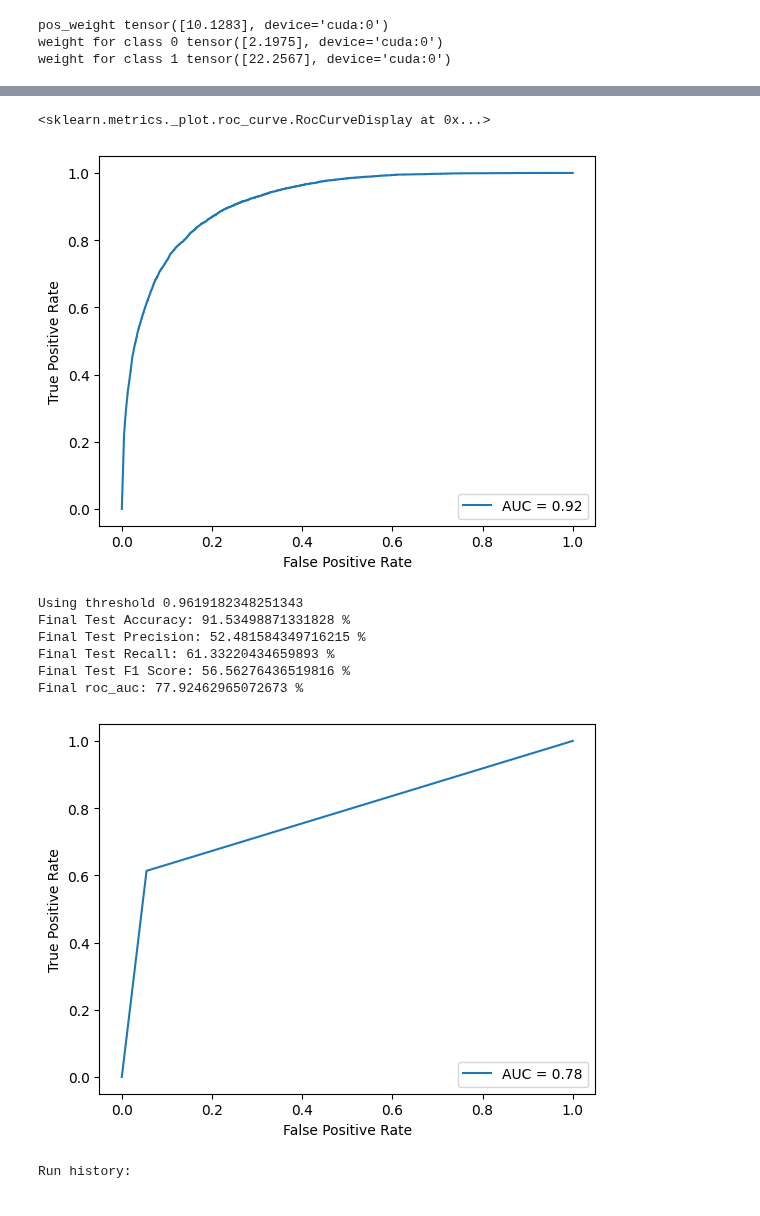
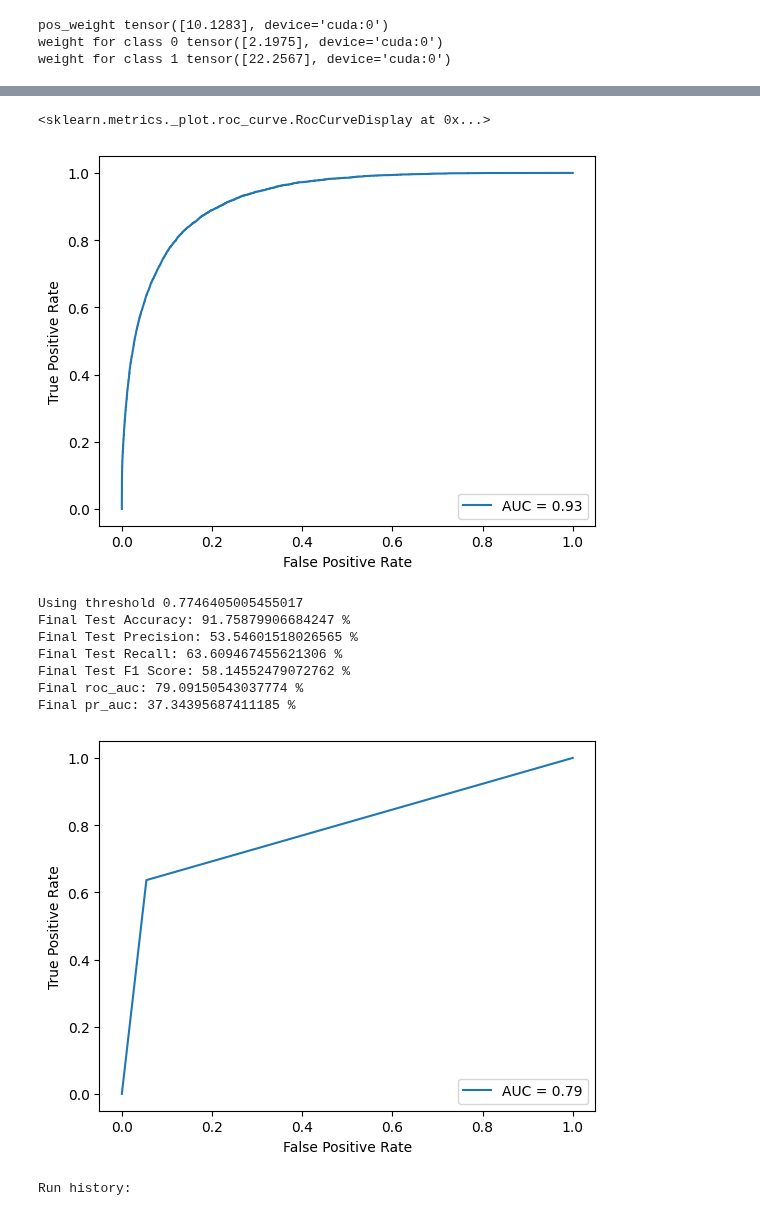
Before and after one commit to petern48/dna-ml-model, a Jupyter notebook: main.ipynb, the cells around one changed output, grey strips where cells are left out. Saved outputs shown, nothing was run; the diff lists cells and outputs as text; code cells hidden in the pictures.

```diff
--- a/main.ipynb
+++ b/main.ipynb
@@ -73,8 +74,11 @@ seed_everything(SEED)
 # %%
 device = "cuda" if torch.cuda.is_available() else "cpu"
 # %%
-USING_HYBRID = True  # one hot and kmers concatenated
+USING_HYBRID = False  # one hot and kmers concatenated
 hybrid_k = 5  # kmer size
+if not USING_HYBRID:
+  hybrid_k = -1
+  hybrid_k
 # %%
 # Unzip the zip file
 # !unzip $DATA_ZIP_FILE
@@ -130,10 +134,10 @@ not_lab_file = os.path.join(data_folder, f"{hybrid_k}k-not_labels.pt")
 # torch.save(not_labels, not_lab_file)
 # %%
 # Load data tensors directly from files
-acc_sequences = torch.load(acc_seq_file)
-acc_labels = torch.load(acc_lab_file)
-not_sequences = torch.load(not_seq_file)
-not_labels = torch.load(not_lab_file)
+# acc_sequences = torch.load(acc_seq_file)
+# acc_labels = torch.load(acc_lab_file)
+# not_sequences = torch.load(not_seq_file)
+# not_labels = torch.load(not_lab_file)
 # print(not_seq_file)
 # not_sequences = torch.load(not_seq_file)
 # not_labels = torch.load(not_lab_file)
@@ -279,22 +283,22 @@ torch.manual_seed(SEED)
 
 kernel_size = 3     # should use odd size
 embed_dim = 4
-conv_filters = [256,256,256,256,256] #[64, 128, 256, 384, 448]  # [64, 128]
+conv_filters = [200,300,300,300] #[64, 128, 256, 384, 448]  # [64, 128]
 pool_kernel_size = 2  # 2
-linear_neurons = []  #[64,32]
+linear_neurons = [128]  #[64,32]
 dropout_rate_Dense = 0.5  # .5
+
 cnn_out_size=128
-
 ffn_out_size=16
 
 # insert torch model here, that takes sequence as input and output a label 0 or 1
-# base_model = CNNModel.CNNModel(kernel_size, embed_dim, conv_filters, pool_kernel_size,
-#                            linear_neurons, dropout_rate_Dense)
-# total_hidden = sum(conv_filters) + sum(linear_neurons) - (4 + 1)
-# print(f"{total_hidden} total hidden")
+base_model = CNNModel.CNNModel(kernel_size, embed_dim, conv_filters, pool_kernel_size,
+                           linear_neurons, dropout_rate_Dense)
+total_hidden = sum(conv_filters) + sum(linear_neurons) - (4 + 1)
+print(f"{total_hidden} total hidden")
 
-base_model = HybridModel.HybridModel(kernel_size, embed_dim, conv_filters, pool_kernel_size,
-                           linear_neurons, dropout_rate_Dense, cnn_out_size, ffn_out_size, k=hybrid_k)
+# base_model = HybridModel.HybridModel(kernel_size, embed_dim, conv_filters, pool_kernel_size,
+#                            linear_neurons, dropout_rate_Dense, cnn_out_size, ffn_out_size, k=hybrid_k)
 
 base_model.to(device)  # quiet output
 # sum(linear_neurons)
@@ -585,7 +622,7 @@ display.plot()
 # plt.show()
 # %% [output]
 <sklearn.metrics._plot.roc_curve.RocCurveDisplay at 0x...>
-[figure, old version]
+[figure, new version]
 # %%
 # EVALUATE on test dataset
 total_predictions = 0
@@ -617,40 +654,44 @@ for batch in test_loader:  # tqdm()
 
     CM += confusion_matrix(test_labels.flatten().cpu().detach().numpy(), test_preds.cpu().flatten().detach().numpy())
 
     total_probs = np.concatenate((total_probs, test_outputs.flatten().cpu().detach().numpy()))
     total_labels = np.concatenate((total_labels, test_labels.flatten().cpu().detach().numpy()))
 
 # Computer accuracy, precision, recall, and f1 metrics
 acc_score, precision, recall, f1 = utils.compute_metrics(CM)
 
 fpr, tpr, roc_thresholds = metrics.roc_curve(total_labels, total_probs)
+pr_auc = average_precision_score(total_labels, total_probs)
 # auc_score = metrics.roc_auc_score(total_labels, total_probs)  # both the same
 roc_auc = metrics.auc(fpr, tpr)
 display = metrics.RocCurveDisplay(fpr=fpr, tpr=tpr, roc_auc=roc_auc)
 
 print(f"Final Test Accuracy: {acc_score * 100} %")
 print(f"Final Test Precision: {precision * 100} %")
 print(f"Final Test Recall: {recall * 100} %")
 print(f"Final Test F1 Score: {f1 * 100} %")
 print(f"Final roc_auc: {roc_auc * 100} %")
+print(f"Final pr_auc: {pr_auc * 100} %")
 display.plot()
 
 if USING_WANDB:
     wandb.summary['test_accuracy'] = acc_score
     wandb.summary['test_precision'] = precision
     wandb.summary['test_recall'] = recall
     wandb.summary['test_f1_score'] = f1
     wandb.summary['roc_auc'] = roc_auc
+    wandb.summary['pr_auc'] = pr_auc
 
     # wandb.finish()  # first check if code runs right
 # %% [output]
-Using threshold 0.9619182348251343
-Final Test Accuracy: 91.53498871331828 %
-Final Test Precision: 52.481584349716215 %
-Final Test Recall: 61.33220434659893 %
-Final Test F1 Score: 56.56276436519816 %
-Final roc_auc: 77.92462965072673 %
+Using threshold 0.7746405005455017
+Final Test Accuracy: 91.75879906684247 %
+Final Test Precision: 53.54601518026565 %
+Final Test Recall: 63.609467455621306 %
+Final Test F1 Score: 58.14552479072762 %
+Final roc_auc: 79.09150543037774 %
+Final pr_auc: 37.34395687411185 %
-[figure, old version]
+[figure, new version]
 # %%
 wandb.finish()
 # %% [output]
```
Also changed, not shown: parts of 14 cells of this notebook.
